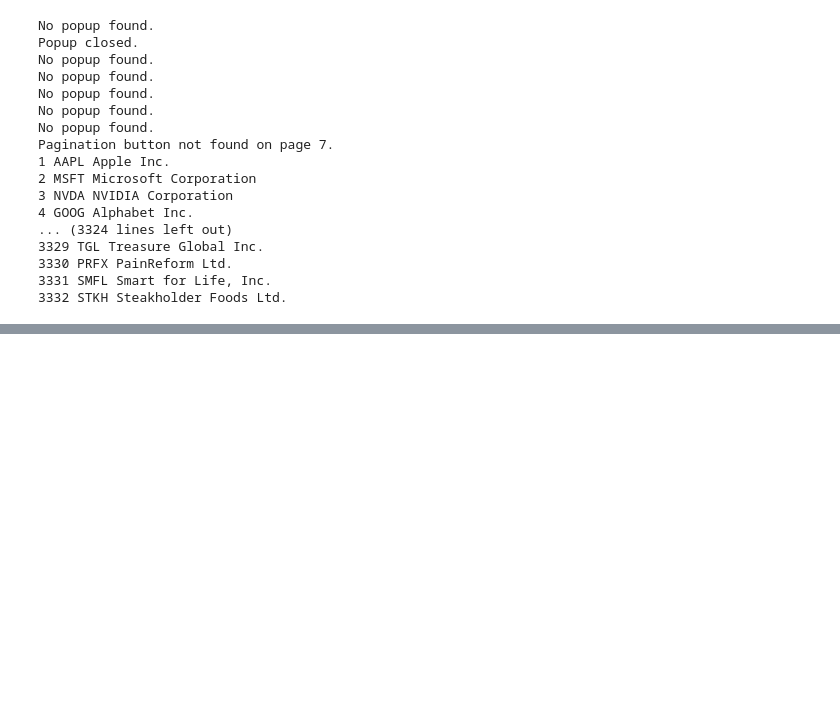
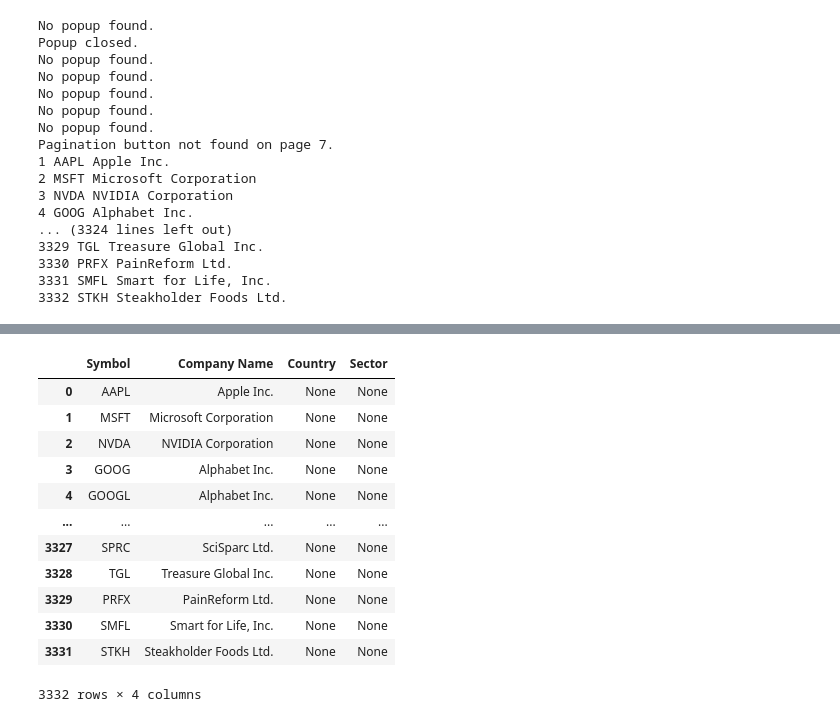
Before and after one commit to addiskers/companies-dataset, a Jupyter notebook: scarperfornasdaq.ipynb, the cells around one changed output, grey strips where cells are left out. Saved outputs shown, nothing was run; the diff lists cells and outputs as text; code cells hidden in the pictures; blank space fills up the shorter version.

```diff
--- a/scarperfornasdaq.ipynb
+++ b/scarperfornasdaq.ipynb
@@ -78 +79,5 @@ df=pd.DataFrame(data,columns=["Id","Symbol","Company Name"])
 df.to_excel("nasdaq.xlsx")
+# %%
+import pandas as pd
+da=pd.read_excel(r"C:\Users\admin\Desktop\SQ\company name db\nasdaq.xlsx")
+da
@@ -78,0 +118,22 @@ df.to_excel("nasdaq.xlsx")
+# %%
+if 'Country' not in da.columns:
+    da['Country'] = None
+
+if 'Sector' not in da.columns:
+    da['Sector'] = None
+# %%
+da
+# %% [output]
+|  | Symbol | Company Name | Country | Sector |
+| 0 | AAPL | Apple Inc. | None | None |
+| 1 | MSFT | Microsoft Corporation | None | None |
+| 2 | NVDA | NVIDIA Corporation | None | None |
+| 3 | GOOG | Alphabet Inc. | None | None |
+| 4 | GOOGL | Alphabet Inc. | None | None |
+| ... | ... | ... | ... | ... |
+| 3327 | SPRC | SciSparc Ltd. | None | None |
+| 3328 | TGL | Treasure Global Inc. | None | None |
+| 3329 | PRFX | PainReform Ltd. | None | None |
+| 3330 | SMFL | Smart for Life, Inc. | None | None |
+| 3331 | STKH | Steakholder Foods Ltd. | None | None |
+3332 rows × 4 columns
```
Also changed, not shown: parts of 5 cells of this notebook, 3 other files.
